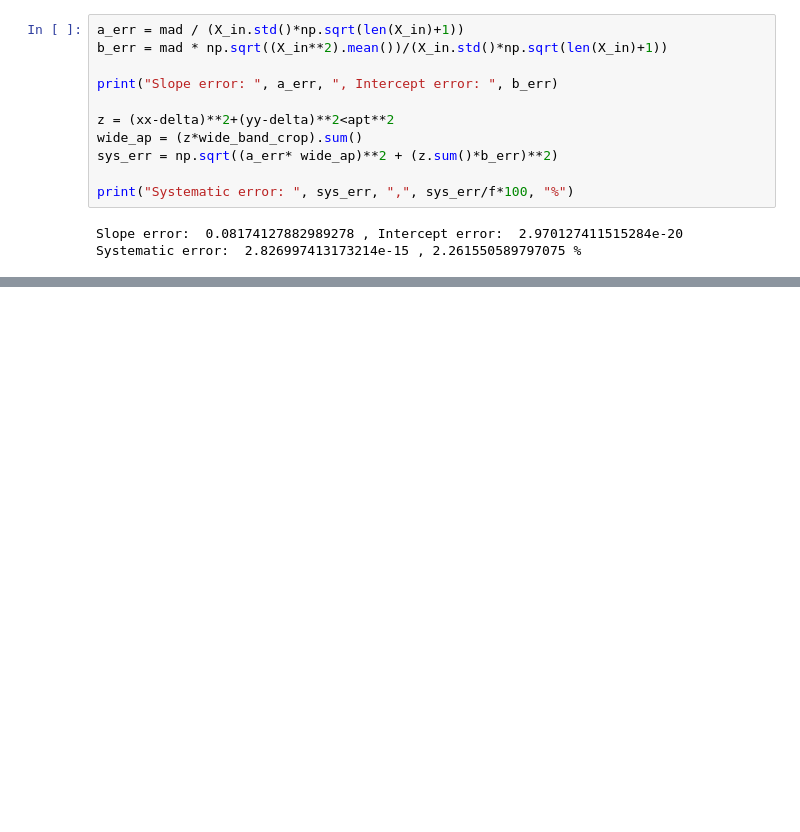
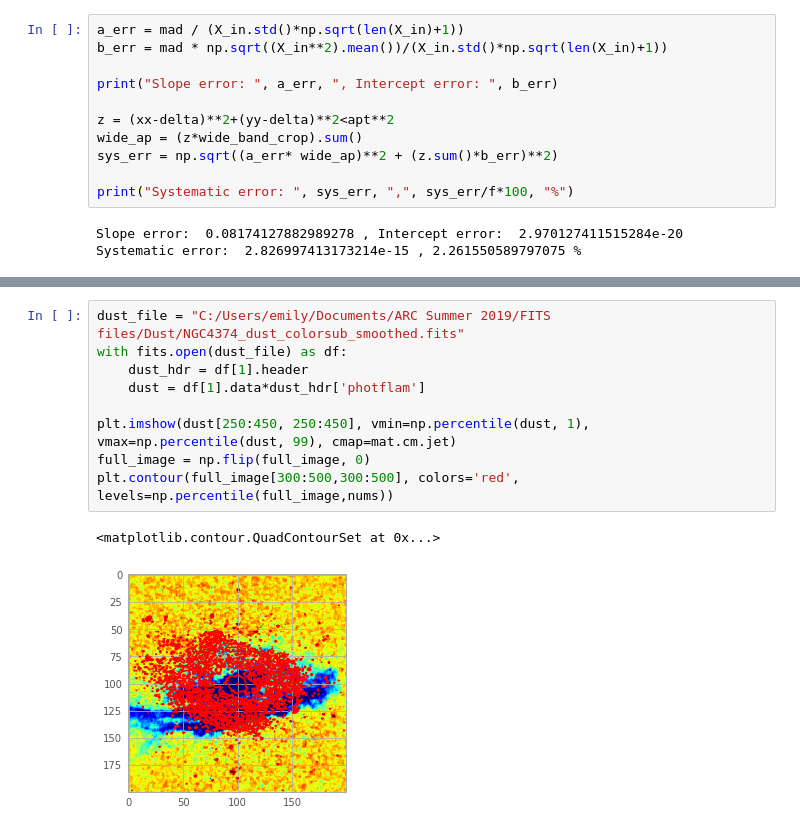
Before and after one commit to cosmologie/H_alpha_scripts, a Jupyter notebook: H_alpha_continuum_subtraction_NGC4374.ipynb, the cells around one changed output, grey strips where cells are left out. Drawn from its saved outputs; the diff is of its cells as text; blank space fills up the shorter version.

```diff
--- a/H_alpha_continuum_subtraction_NGC4374.ipynb
+++ b/H_alpha_continuum_subtraction_NGC4374.ipynb
@@ -235,0 +248,12 @@ Systematic error:  2.826997413173214e-15 , 2.261550589797075 %
+# %%
+dust_file = "C:/Users/emily/Documents/ARC Summer 2019/FITS files/Dust/NGC4374_dust_colorsub_smoothed.fits"
+with fits.open(dust_file) as df:
+    dust_hdr = df[1].header
+    dust = df[1].data*dust_hdr['photflam']
+
+plt.imshow(dust[250:450, 250:450], vmin=np.percentile(dust, 1), vmax=np.percentile(dust, 99), cmap=mat.cm.jet)
+full_image = np.flip(full_image, 0)
+plt.contour(full_image[300:500,300:500], colors='red', levels=np.percentile(full_image,nums))
+# %% [output]
+<matplotlib.contour.QuadContourSet at 0x...>
+[figure, added]
```
Also changed, not shown: parts of 1 cell of this notebook, 4 other files.
